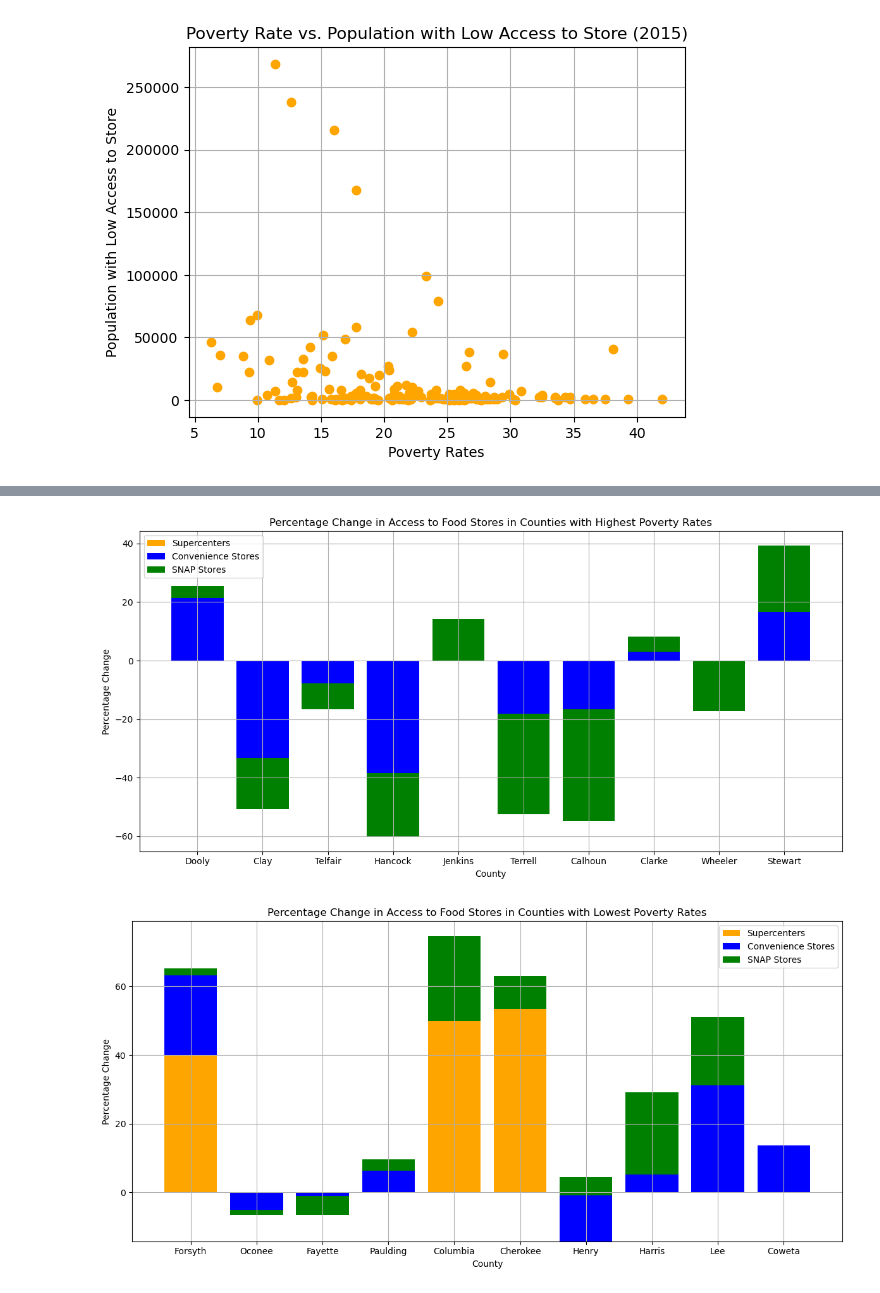
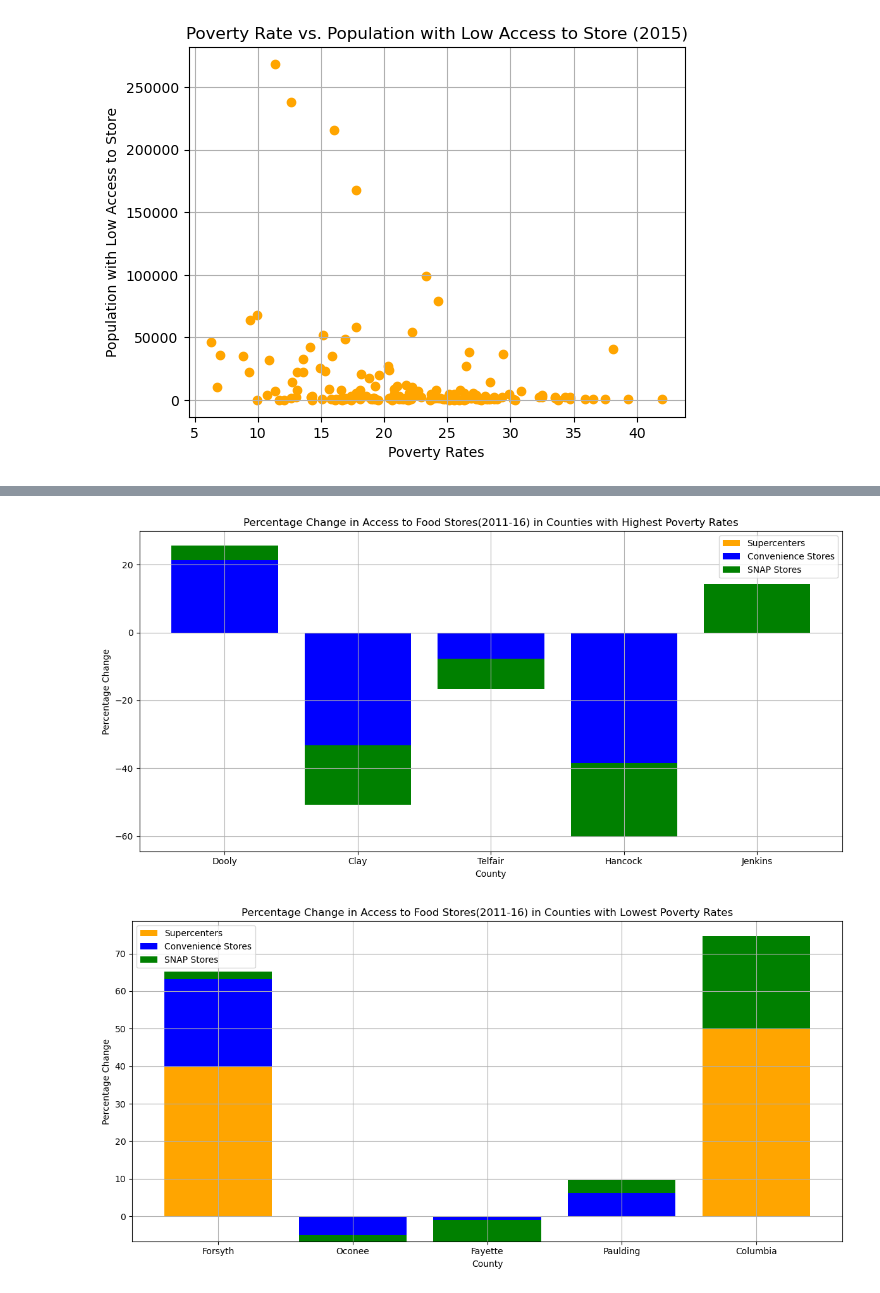
Before and after one commit to anishak520/Project1, a Jupyter notebook: Initial_Data.ipynb, the cells around one changed output, grey strips where cells are left out. Drawn from its saved outputs; the diff is of its cells as text; code cells hidden in the pictures.

```diff
--- a/Initial_Data.ipynb
+++ b/Initial_Data.ipynb
@@ -186,14 +190,16 @@ expenditures_vs_poverty_df = pd.DataFrame({
     'Expenditures per capita, restaurants, 2012': restaurant_spending_by_County12,
     'Poverty_Rate': Poverty_Rate_by_County
 })
-Highest_PRate_Counties= ['Dooly','Clay','Telfair','Hancock','Jenkins','Terrell','Calhoun','Clarke','Wheeler','Stewart']
-Lowest_PRate_Counties =['Forsyth', 'Oconee', 'Fayette', 'Paulding', 'Columbia', 'Cherokee', 'Henry', 'Harris', 'Lee', 'Coweta']
+Highest_PRate_Counties= ['Dooly','Clay','Telfair','Hancock','Jenkins',]
+Lowest_PRate_Counties =['Forsyth', 'Oconee', 'Fayette', 'Paulding', 'Columbia']
 highest_p_rate_data = expenditures_vs_poverty_df.loc[Highest_PRate_Counties]
 lowest_p_rate_data = expenditures_vs_poverty_df.loc[Lowest_PRate_Counties]
 lowest_p_rate_data
 
 ### No correlation - alldata values are the same in each category
-# sorted_counties = Poverty_Rate_by_County.sort_values()
-# Lowest_Poverty_Rate_Counties = sorted_counties.head(10)
-# Highest_Poverty_Rate_Counties = sorted_counties.tail(10)
+sorted_counties = Poverty_Rate_by_County.sort_values()
+Lowest_Poverty_Rate_Counties = sorted_counties.head(5)
+Highest_Poverty_Rate_Counties = sorted_counties.tail(5)
+
+Lowest_Poverty_Rate_Counties
 # %% [output]
@@ -240,34 +241,34 @@ ax.bar(highest_p_rate_vs_Access.index, highest_p_rate_vs_Access['ConvenienceStor
 ax.bar(highest_p_rate_vs_Access.index, highest_p_rate_vs_Access['SNAP Stores (%change)'], label='SNAP Stores', color='green', bottom=highest_p_rate_vs_Access['Supercenters(%change)'] + highest_p_rate_vs_Access['ConvenienceStores (%change)'])
 
 # Adding labels and title
 ax.set_xlabel('County')
 ax.set_ylabel('Percentage Change')
-ax.set_title('Percentage Change in Access to Food Stores in Counties with Highest Poverty Rates')
+ax.set_title('Percentage Change in Access to Food Stores(2011-16) in Counties with Highest Poverty Rates')
 ax.legend()
 ax.grid(True)
 
 # Display the plot
 plt.tight_layout()
 plt.show()
 
 # Set up figure and axis for counties with the lowest poverty rates
 fig, ax = plt.subplots(figsize=(12, 6))
 
 # Plotting bars for each column for counties with the lowest poverty rates
 ax.bar(lowest_p_rate_vs_Access.index, lowest_p_rate_vs_Access['Supercenters(%change)'], label='Supercenters', color='orange')
 ax.bar(lowest_p_rate_vs_Access.index, lowest_p_rate_vs_Access['ConvenienceStores (%change)'], label='Convenience Stores', color='blue', bottom=lowest_p_rate_vs_Access['Supercenters(%change)'])
 ax.bar(lowest_p_rate_vs_Access.index, lowest_p_rate_vs_Access['SNAP Stores (%change)'], label='SNAP Stores', color='green', bottom=lowest_p_rate_vs_Access['Supercenters(%change)'] + lowest_p_rate_vs_Access['ConvenienceStores (%change)'])
 
 # Adding labels and title
 ax.set_xlabel('County')
 ax.set_ylabel('Percentage Change')
-ax.set_title('Percentage Change in Access to Food Stores in Counties with Lowest Poverty Rates')
+ax.set_title('Percentage Change in Access to Food Stores(2011-16) in Counties with Lowest Poverty Rates')
 ax.legend()
 ax.grid(True)
 
 # Display the plot
 plt.tight_layout()
 plt.show()
 # %% [output]
-[figure, old version]
+[figure, new version]
-[figure, old version]
+[figure, new version]
```
Also changed, not shown: parts of 5 cells of this notebook.
